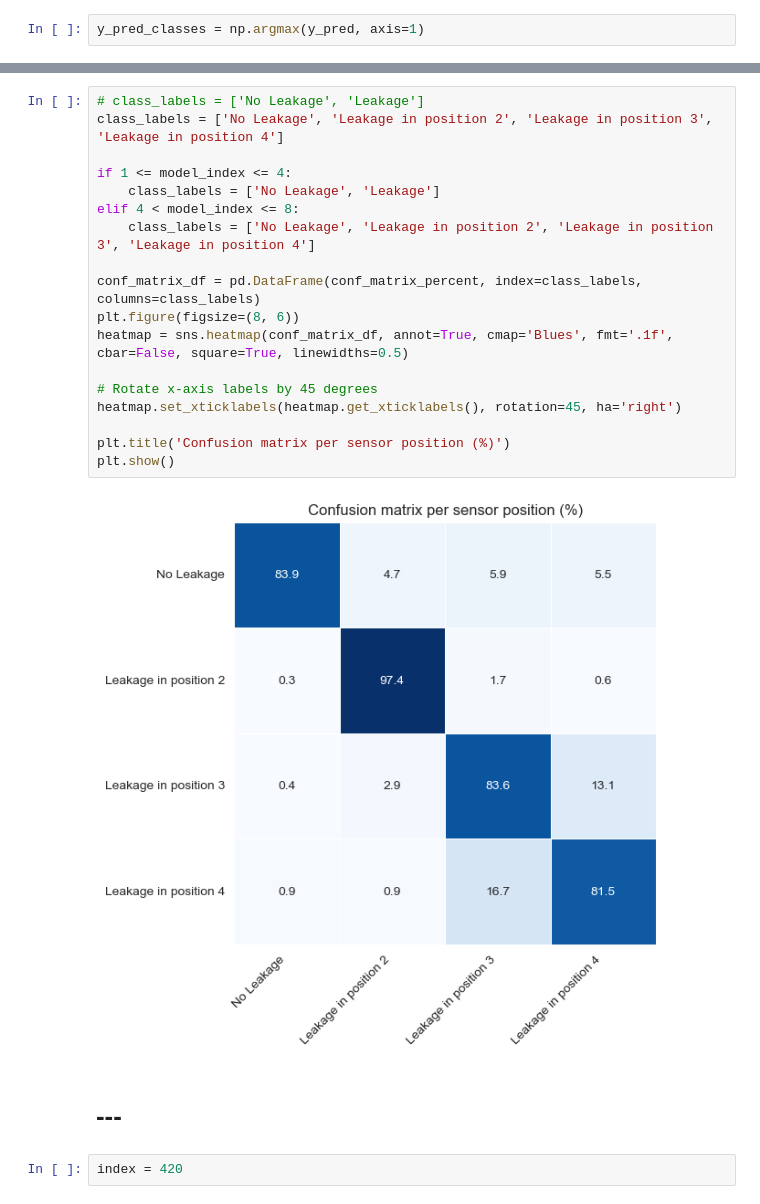
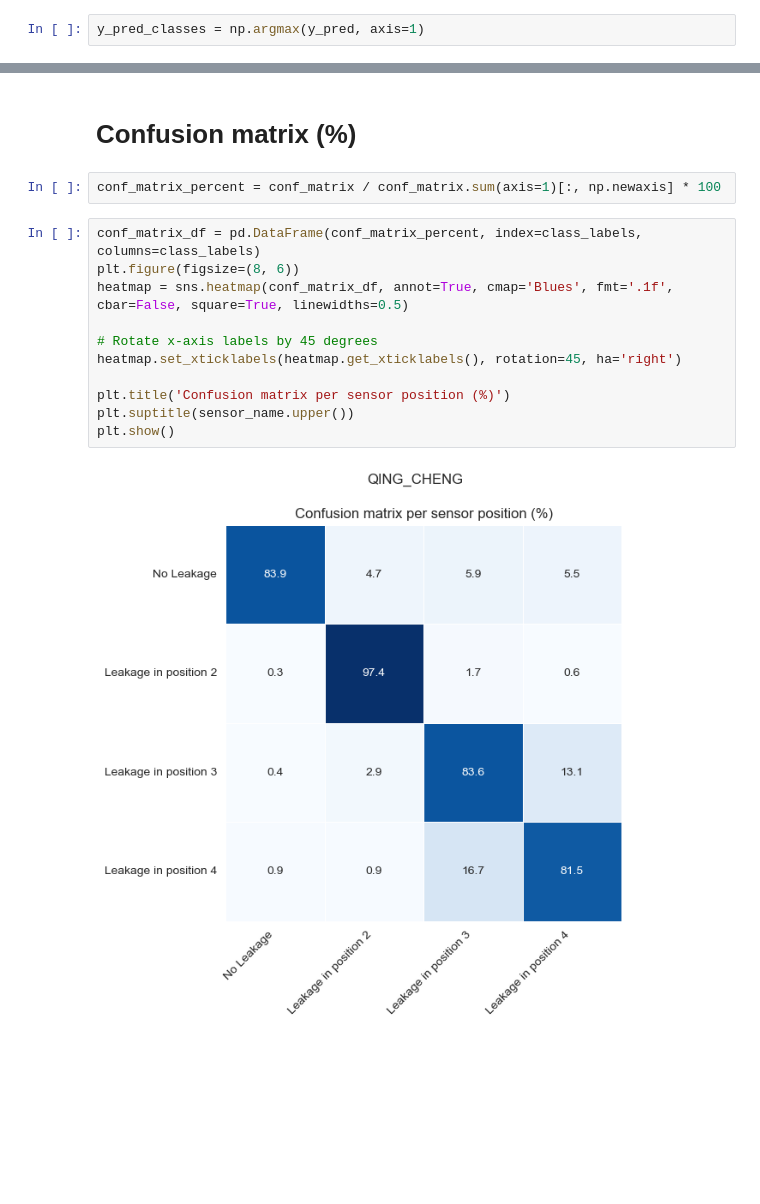
Before and after one commit to lukaltk/TCC-ml, a Jupyter notebook: model_analysis.ipynb, the cells around one changed output, grey strips where cells are left out. Cells and saved outputs as stored; diff of their text form; blank space fills up the shorter version.

```diff
--- a/model_analysis.ipynb
+++ b/model_analysis.ipynb
@@ -44,24 +64,17 @@ conf_matrix_percent = conf_matrix / conf_matrix.sum(axis=1)[:, np.newaxis] * 100
+# %% [markdown]
+# Confusion matrix (%)
+# %%
+conf_matrix_percent = conf_matrix / conf_matrix.sum(axis=1)[:, np.newaxis] * 100
 # %%
-# class_labels = ['No Leakage', 'Leakage']
-class_labels = ['No Leakage', 'Leakage in position 2', 'Leakage in position 3', 'Leakage in position 4']
-
-if 1 <= model_index <= 4:
-    class_labels = ['No Leakage', 'Leakage']
-elif 4 < model_index <= 8:
-    class_labels = ['No Leakage', 'Leakage in position 2', 'Leakage in position 3', 'Leakage in position 4']
-
 conf_matrix_df = pd.DataFrame(conf_matrix_percent, index=class_labels, columns=class_labels)
 plt.figure(figsize=(8, 6))
 heatmap = sns.heatmap(conf_matrix_df, annot=True, cmap='Blues', fmt='.1f', cbar=False, square=True, linewidths=0.5)
 
 # Rotate x-axis labels by 45 degrees
 heatmap.set_xticklabels(heatmap.get_xticklabels(), rotation=45, ha='right')
 
 plt.title('Confusion matrix per sensor position (%)')
+plt.suptitle(sensor_name.upper())
 plt.show()
 # %% [output]
-[figure, old version]
+[figure, new version]
-# %% [markdown]
-# ---
-# %%
-index = 420
```
Also changed, not shown: parts of 17 cells of this notebook, 1 other file.
